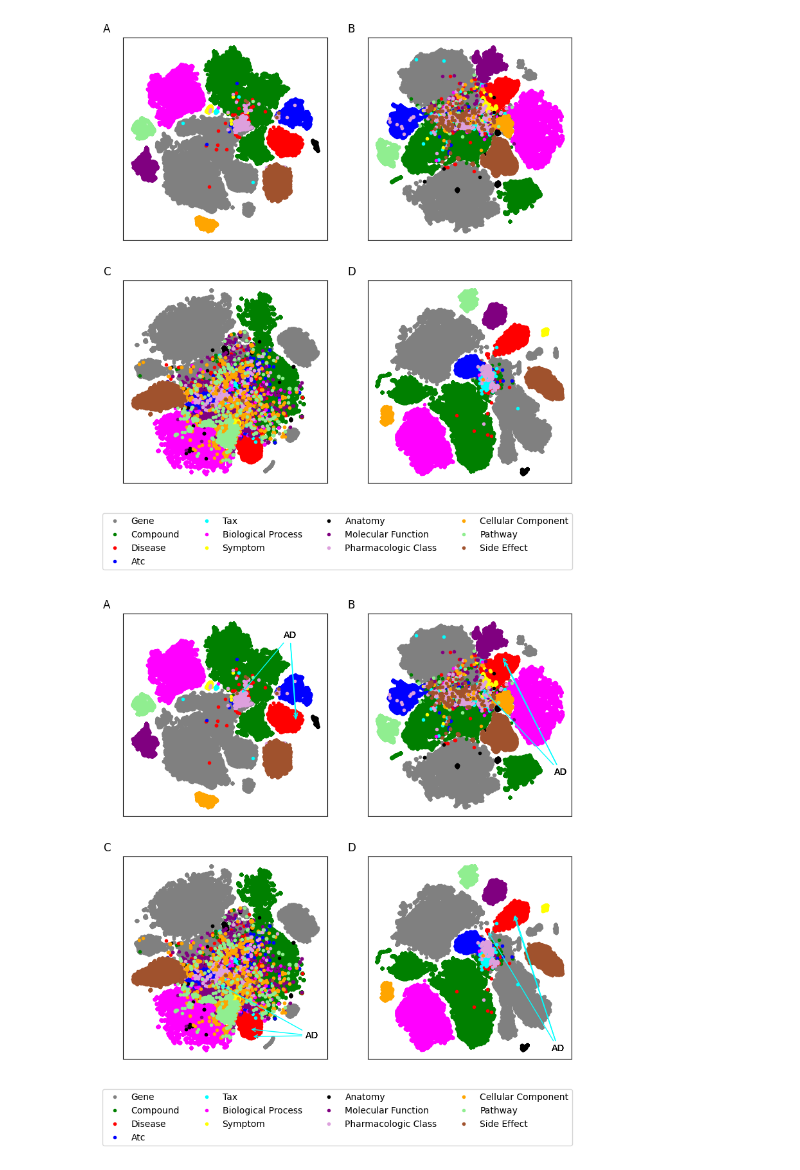
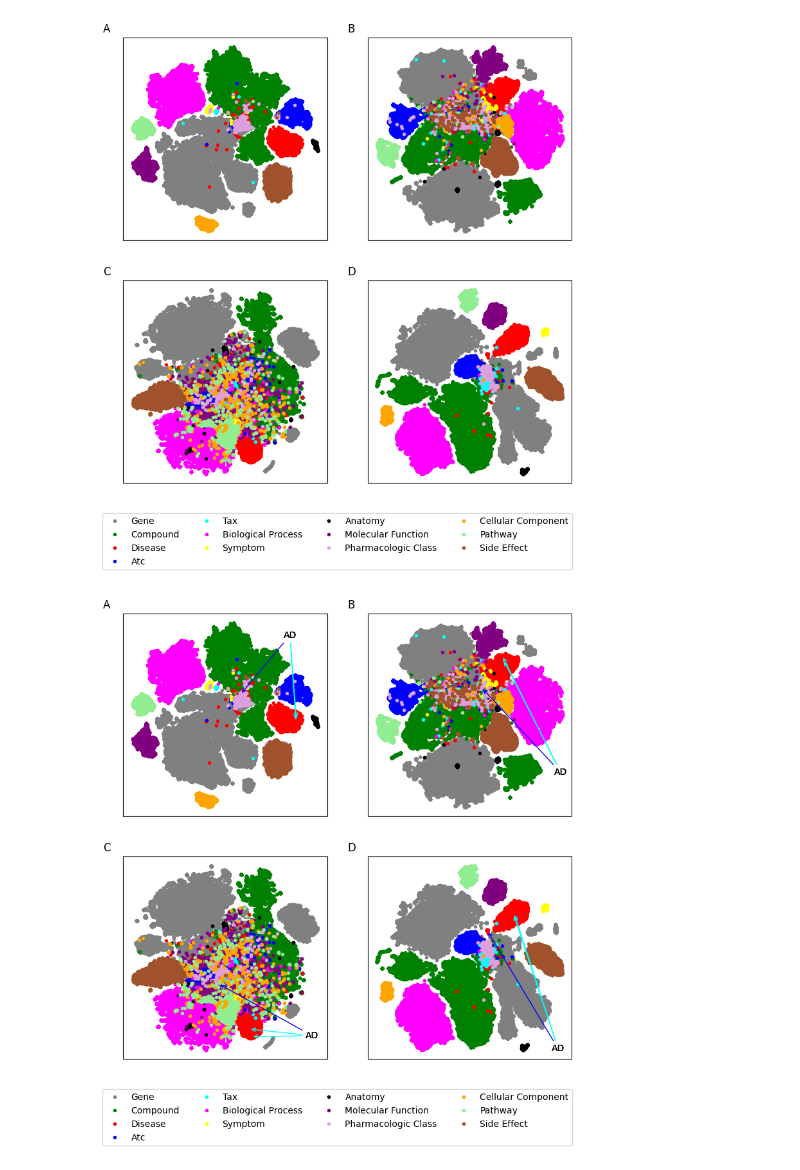
Before and after one commit to LuYF-Lemon-love/AD-KGE, a Jupyter notebook: code/02-analysis/02_entity_similarity_analysis.ipynb, the cells around one changed output. Drawn from its saved outputs; the diff is of its cells as text; code cells hidden in the pictures.

```diff
--- a/code/02-analysis/02_entity_similarity_analysis.ipynb
+++ b/code/02-analysis/02_entity_similarity_analysis.ipynb
@@ -216,7 +222,7 @@ for i in range(len(AD_disease_list)):
     plt.annotate('AD',
                  xy=(X_TransE_l1_embedded[0][entity2id[AD_disease_list[i]]], X_TransE_l1_embedded[1][entity2id[AD_disease_list[i]]]),
                  xytext=(20.0, 25.0),
-                 arrowprops=dict(arrowstyle = '->', color = 'cyan', linewidth = 1.0),
+                 arrowprops=dict(arrowstyle = '->', color = 'blue' if i == 0 else 'cyan', linewidth = 1.0),
                 )
 plt.gca().get_xaxis().set_visible(False)
 plt.gca().get_yaxis().set_visible(False)
@@ -234,7 +240,7 @@ for i in range(len(AD_disease_list)):
     plt.annotate('AD',
                  xy=(X_TransE_l2_embedded[0][entity2id[AD_disease_list[i]]], X_TransE_l2_embedded[1][entity2id[AD_disease_list[i]]]),
                  xytext=(28.0, -20.0),
-                 arrowprops=dict(arrowstyle = '->', color = 'cyan', linewidth = 1.0),
+                 arrowprops=dict(arrowstyle = '->', color = 'blue' if i == 0 else 'cyan', linewidth = 1.0),
                 )
 plt.gca().get_xaxis().set_visible(False)
 plt.gca().get_yaxis().set_visible(False)
@@ -249,33 +255,33 @@ for key, val in dataset_id.items():
     i += 1
 
 for i in range(len(AD_disease_list)):
     plt.annotate('AD',
                  xy=(X_ComplEx_embedded[0][entity2id[AD_disease_list[i]]], X_ComplEx_embedded[1][entity2id[AD_disease_list[i]]]),
                  xytext=(25.0, -25.0),
-                 arrowprops=dict(arrowstyle = '->', color = 'cyan', linewidth = 1.0),
+                 arrowprops=dict(arrowstyle = '->', color = 'blue' if i == 0 else 'cyan', linewidth = 1.0),
                 )
 plt.gca().get_xaxis().set_visible(False)
 plt.gca().get_yaxis().set_visible(False)
 
 # RotatE
 plt.subplot(224)
 plt.title('D', loc = 'left', position = (-0.1, -0.1))
 i = 0
 for key, val in dataset_id.items():
     val = np.asarray(val, dtype=int)
     plt.plot(X_RotatE_embedded[0][val], X_RotatE_embedded[1][val], '.', label=key, color = colors[i])
     i += 1
 
 for i in range(len(AD_disease_list)):
     plt.annotate('AD',
                  xy=(X_RotatE_embedded[0][entity2id[AD_disease_list[i]]], X_RotatE_embedded[1][entity2id[AD_disease_list[i]]]),
                  xytext=(25.0, -25.0),
-                 arrowprops=dict(arrowstyle = '->', color = 'cyan', linewidth = 1.0),
+                 arrowprops=dict(arrowstyle = '->', color = 'blue' if i == 0 else 'cyan', linewidth = 1.0),
                 )
 plt.gca().get_xaxis().set_visible(False)
 plt.gca().get_yaxis().set_visible(False)
 lgd = plt.legend(loc = 'lower center', ncols = 4, bbox_to_anchor=(-0.15, -0.45))
 plt.savefig('./result/entity/entity.svg', bbox_extra_artists=(lgd,), bbox_inches='tight', format='svg')
 plt.savefig('./result/entity/entity.png', bbox_extra_artists=(lgd,), bbox_inches='tight', format='png')
 # %% [output]
-[figure, old version]
+[figure, new version]
```
Also changed, not shown: parts of 2 cells of this notebook, 3 other files.
